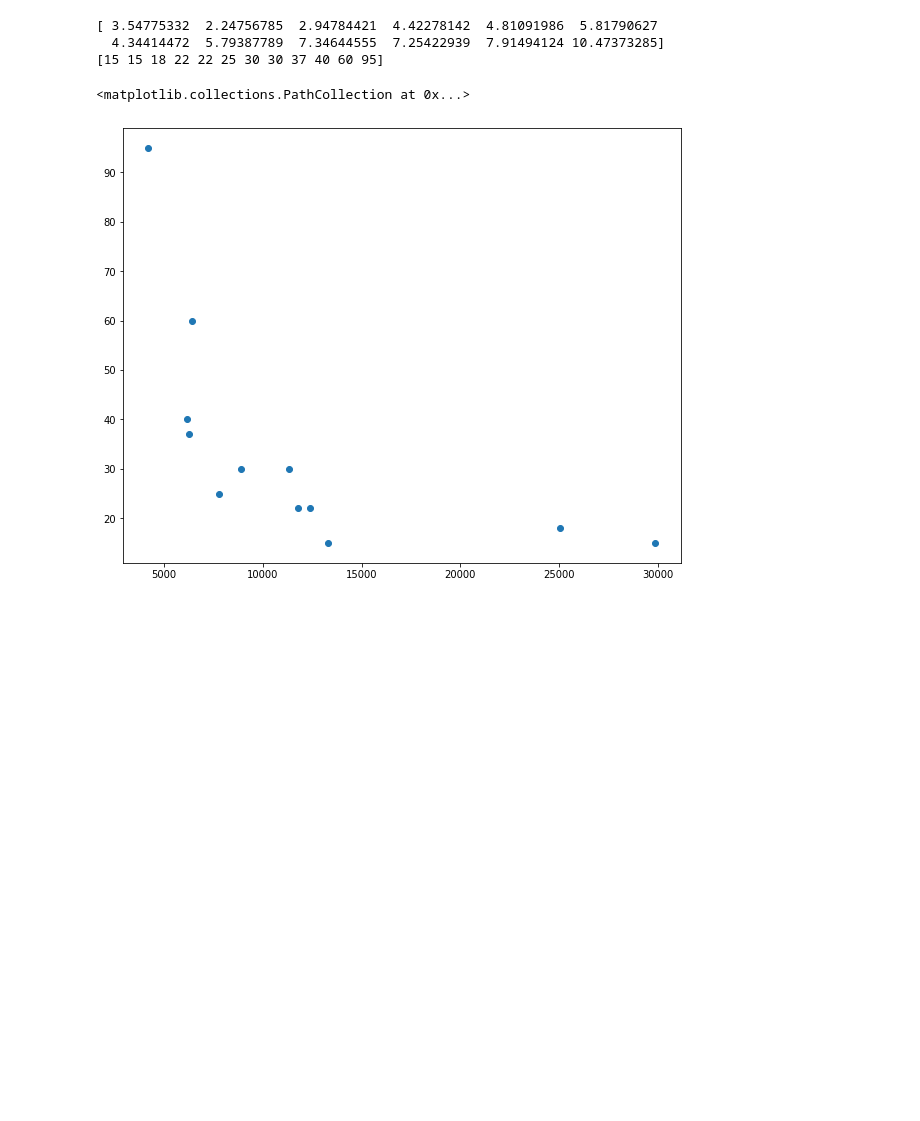
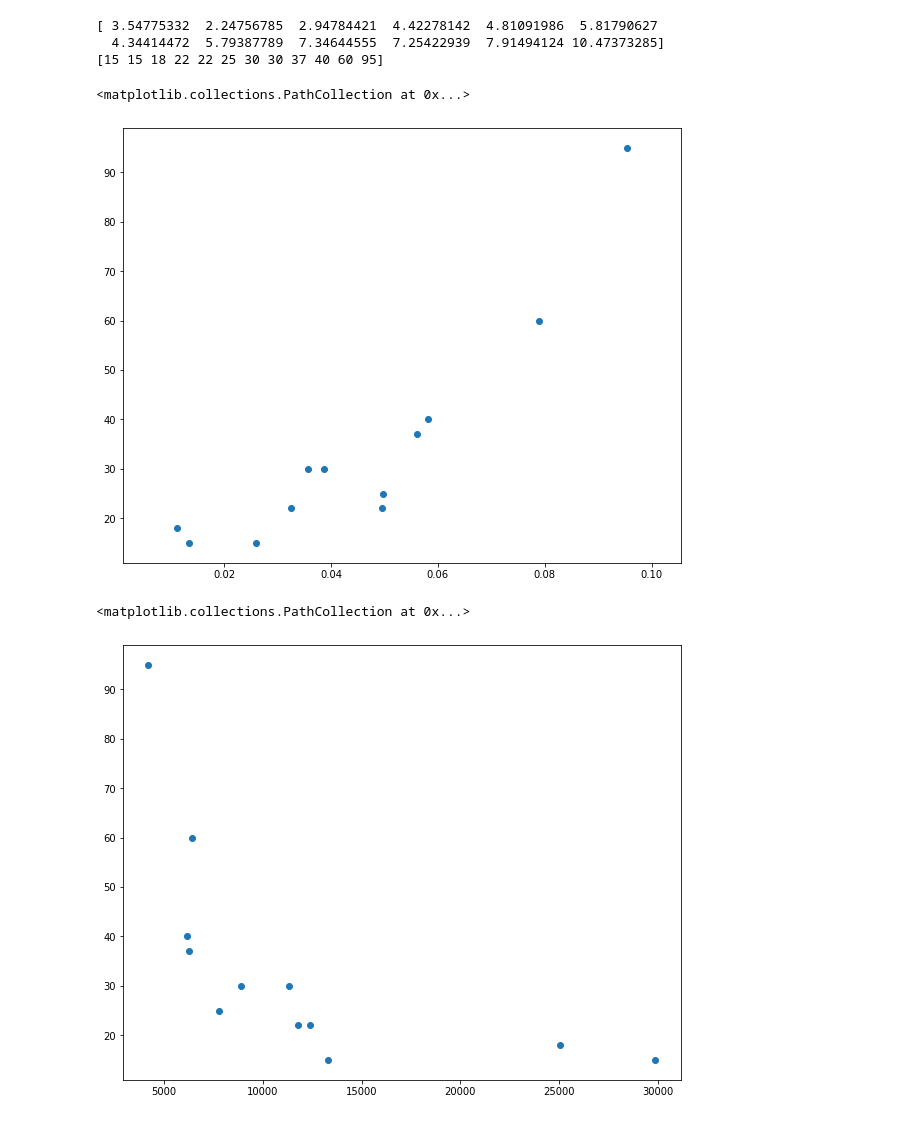
Before and after one commit to CodeIsJustLikeMagic/HairEstimation, a Jupyter notebook: guess funktions.ipynb, the cells around one changed output. Cells and saved outputs as stored; diff of their text form; code cells hidden in the pictures; blank space fills up the shorter version.

```diff
--- a/guess funktions.ipynb
+++ b/guess funktions.ipynb
@@ -35,6 +35,8 @@ looseSectionAVGSize = alldata[11::np.size(keys)]
 #denseHairSum = 2*denseHairSum
 #looseHairSum = 1/2 * looseHairSum
 allPixels = alldata[3::np.size(keys)]
+looseIntensity = alldata[27::np.size(keys)]
+denseIntensity = alldata[28::np.size(keys)]
 
 
 hairPerc = ((looseHairSum+denseHairSum)/allPixels) * 100
@@ -48,6 +50,27 @@ print(hairAmount)
 [ 3.54775332  2.24756785  2.94784421  4.42278142  4.81091986  5.81790627
   4.34414472  5.79387789  7.34644555  7.25422939  7.91494124 10.47373285]
 [15 15 18 22 22 25 30 30 37 40 60 95]
+# %%
+fig, ax = plt.subplots(figsize=(10, 8))
+#x.scatter(looseIntensity,hairAmount)
+#x.scatter(denseIntensity,hairAmount)
+#ax.scatter(intensitySum,hairAmount)
+#ax.scatter(intensityShare,hairAmount)
+#ax.scatter(denseIntensity*(1-outerSectionPerc),hairAmount)
+#ax.scatter(looseIntensity*(1-outerSectionPerc),hairAmount)
+#x.scatter(looseIntensity/denseIntensity,hairAmount)
+#x.scatter(looseIntensity/intensitySum,hairAmount)
+#ax.scatter((denseIntensity/intensitySum)*(1-outerSectionPerc),hairAmount)# I like this one. soft exp
+ax.scatter((denseIntensity/intensitySum)*(1-denseSectionperc),hairAmount) # <--this one's not bad either- very soft exp
+#ax.scatter((looseIntensity/intensitySum)*(1-outerSectionPerc),hairAmount)#thats a mess lol
+#ax.scatter((looseIntensity/intensitySum)*(1-(outerSectionPerc-denseSectionperc)),hairAmount)#kinda log
+#ax.scatter(denseIntensity*denseHairSum,hairAmount)# nice lin
+#ax.scatter(denseIntensity*denseHairSum*(1-denseSectionperc),hairAmount)# also lin. I like this one more than ^
+#ax.scatter((denseIntensity/denseHairSum)*(1-denseSectionperc),hairAmount)#<--more spread out in the bottom
+#ax.scatter((looseIntensity/looseHairSum)*(1-(outerSectionPerc-denseSectionperc)),hairAmount)
+# %% [output]
+<matplotlib.collections.PathCollection at 0x...>
+[figure, added]
 # %%
 fig, ax = plt.subplots(figsize=(10, 8))
 #ax.scatter(denseSectionAVGSize,hairAmount)
```
Also changed, not shown: parts of 13 cells of this notebook, 51 other files.
